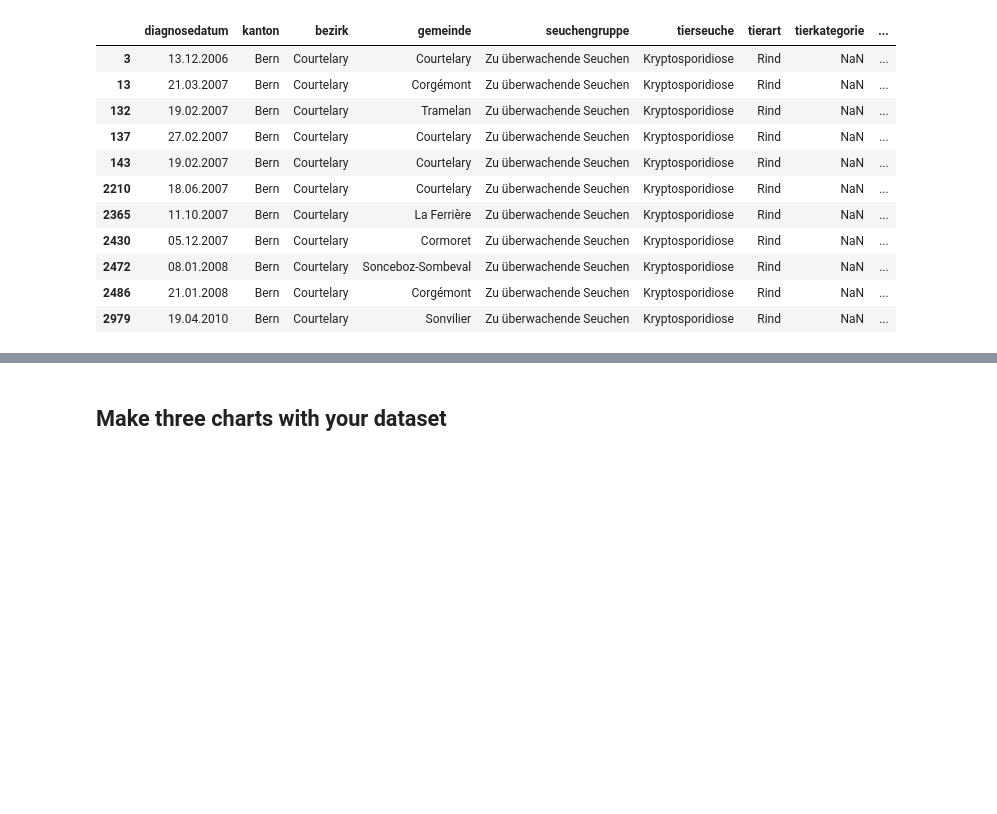
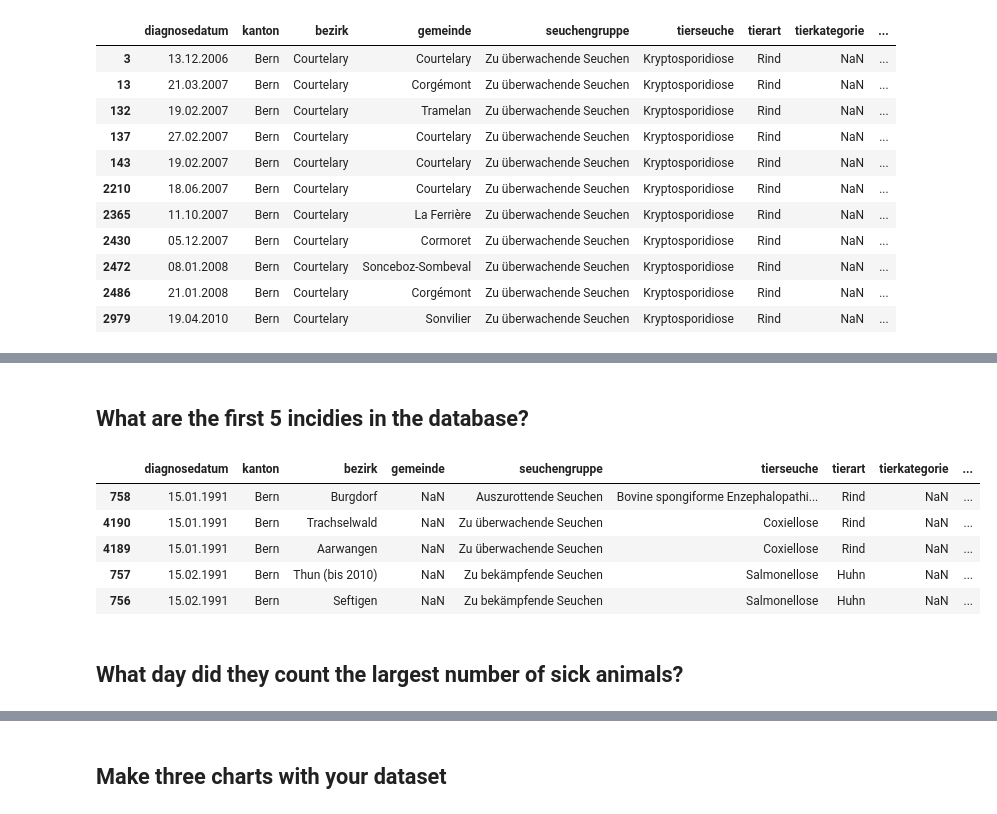
Before and after one commit to thisss/foundations-homework, a Jupyter notebook: foundations/08/homework_08_02.ipynb, the cells around one changed output, grey strips where cells are left out. Drawn from its saved outputs; the diff is of its cells as text; code cells hidden in the pictures; blank space fills up the shorter version.

```diff
--- a/foundations/08/homework_08_02.ipynb
+++ b/foundations/08/homework_08_02.ipynb
@@ -149,0 +193,13 @@ df[(df['tierseuche'] == "Kryptosporidiose") & (df['bezirk'] == 'Courtelary')]
+# %% [markdown]
+## What are the first 5 incidies in the database?
+# %%
+df.sort_values('date_us', ascending=True).head(5)
+# %% [output]
+|  | diagnosedatum | kanton | bezirk | gemeinde | seuchengruppe | tierseuche | tierart | tierkategorie | ... |
+| 758 | 15.01.1991 | Bern | Burgdorf | NaN | Auszurottende Seuchen | Bovine spongiforme Enzephalopathi... | Rind | NaN | ... |
+| 4190 | 15.01.1991 | Bern | Trachselwald | NaN | Zu überwachende Seuchen | Coxiellose | Rind | NaN | ... |
+| 4189 | 15.01.1991 | Bern | Aarwangen | NaN | Zu überwachende Seuchen | Coxiellose | Rind | NaN | ... |
+| 757 | 15.02.1991 | Bern | Thun (bis 2010) | NaN | Zu bekämpfende Seuchen | Salmonellose | Huhn | NaN | ... |
+| 756 | 15.02.1991 | Bern | Seftigen | NaN | Zu bekämpfende Seuchen | Salmonellose | Huhn | NaN | ... |
+# %% [markdown]
+## What day did they count the largest number of sick animals?
```
Also changed, not shown: parts of 11 cells of this notebook, 1 other file.
